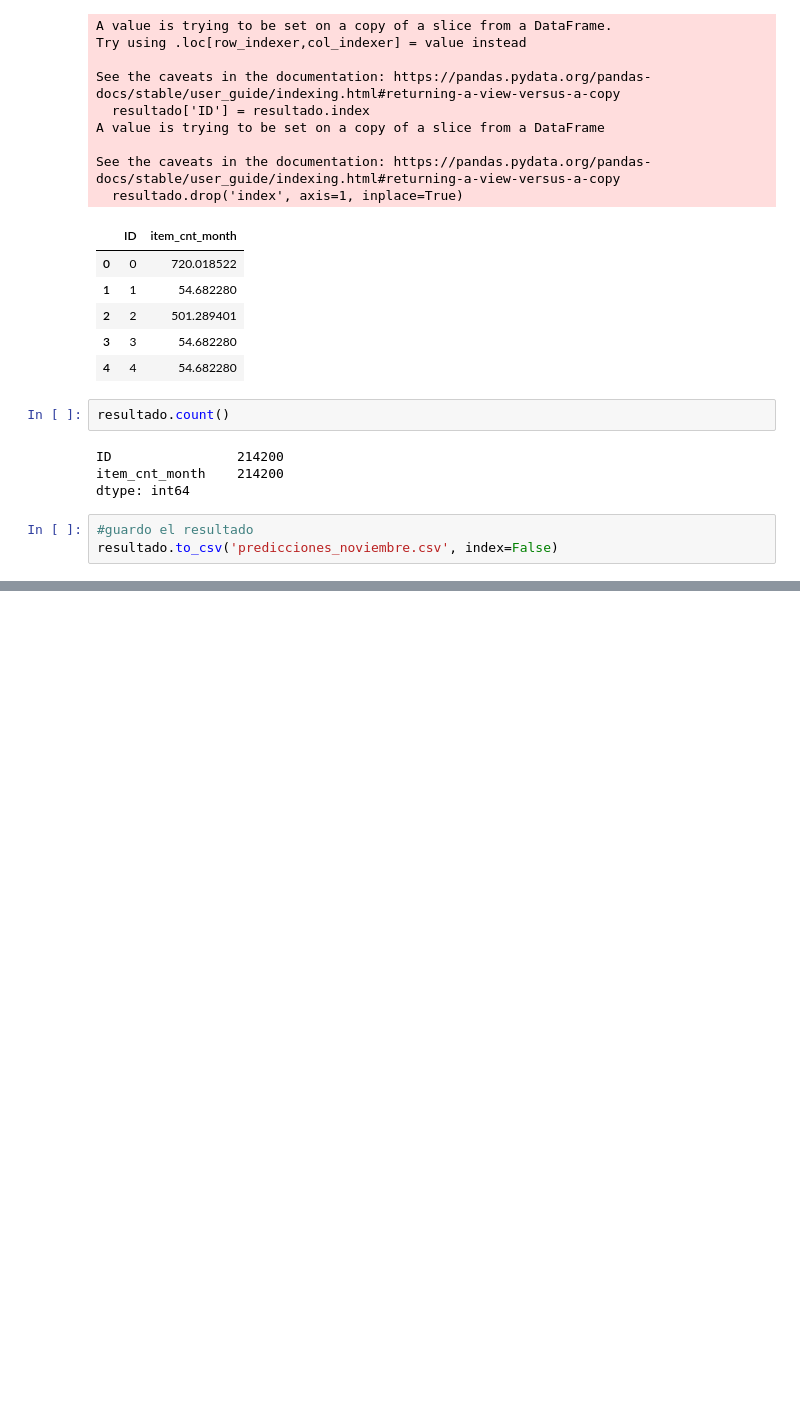
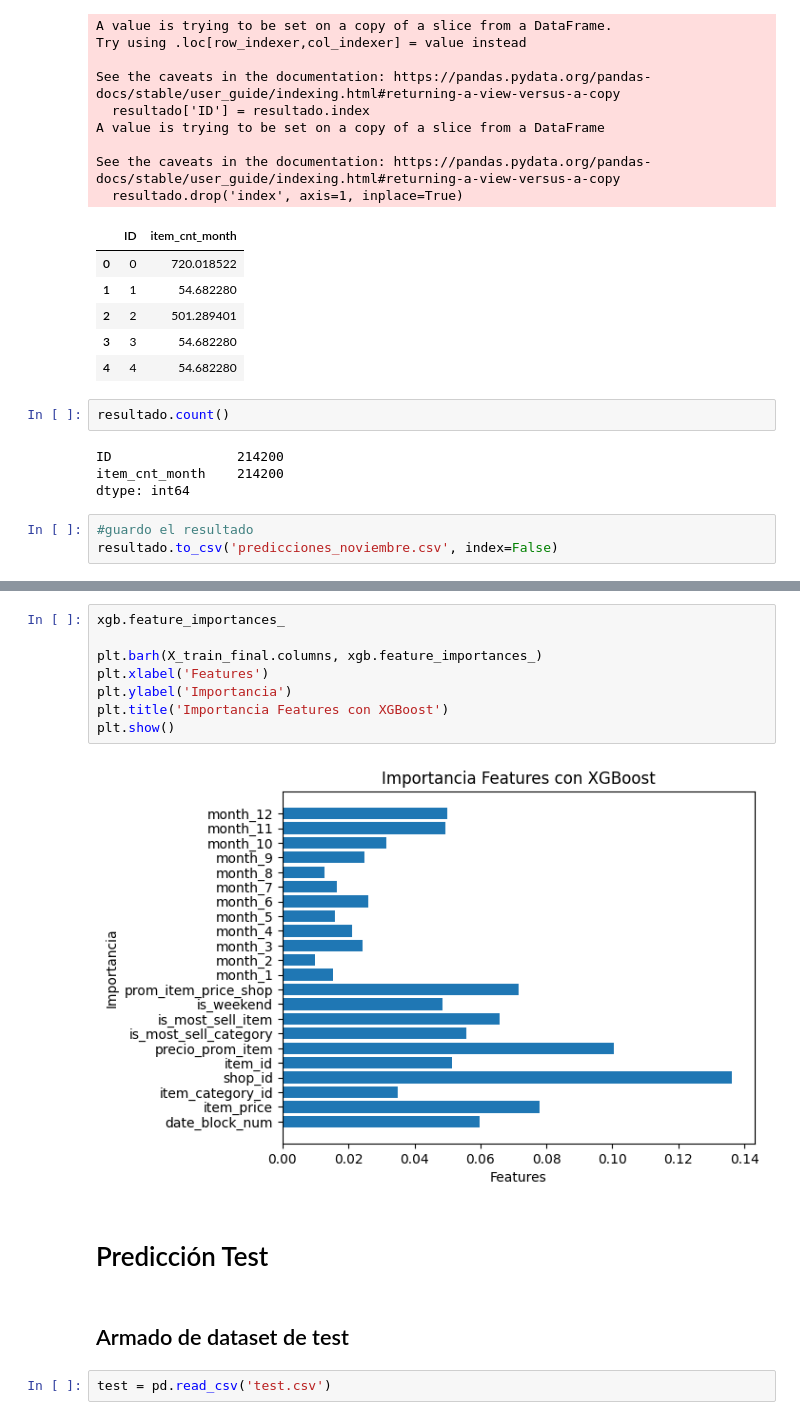
Before and after one commit to alexguttlein/OrgaDatos_TP2_MachineLearning, a Jupyter notebook: TP2_Machine_Learning.ipynb, the cells around one changed output, grey strips where cells are left out. Cells and saved outputs as stored; diff of their text form; blank space fills up the shorter version.

```diff
--- a/TP2_Machine_Learning.ipynb
+++ b/TP2_Machine_Learning.ipynb
@@ -1067,0 +1278,16 @@ resultado.to_csv('predicciones_noviembre.csv', index=False)
+# %%
+xgb.feature_importances_
+
+plt.barh(X_train_final.columns, xgb.feature_importances_)
+plt.xlabel('Features')
+plt.ylabel('Importancia')
+plt.title('Importancia Features con XGBoost')
+plt.show()
+# %% [output]
+[figure, added]
+# %% [markdown]
+# Predicción Test
+# %% [markdown]
+## Armado de dataset de test
+# %%
+test = pd.read_csv('test.csv')
```
Also changed, not shown: parts of 65 cells of this notebook.
